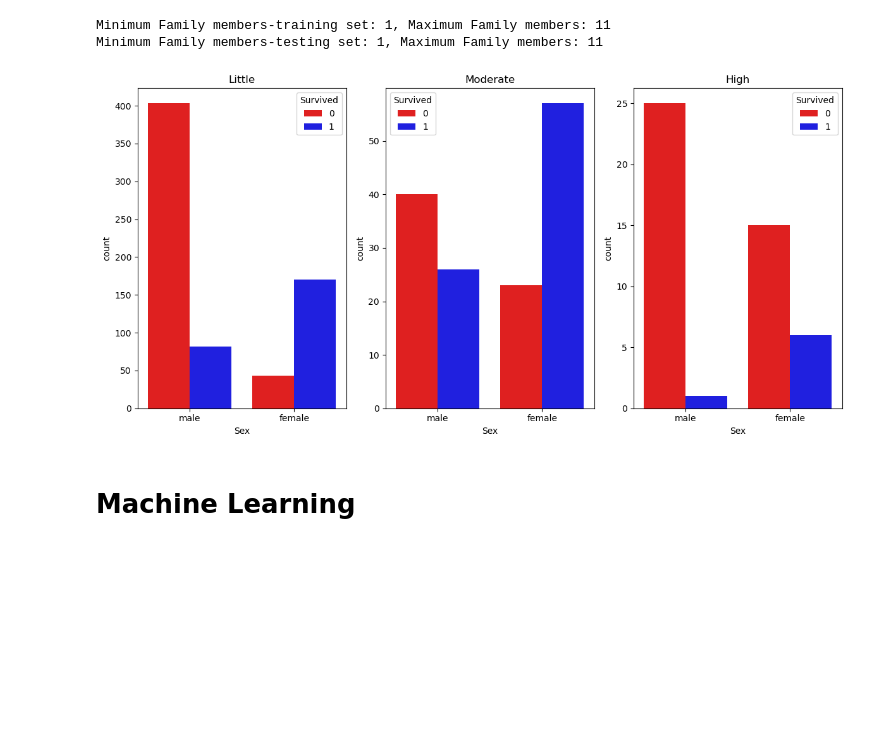
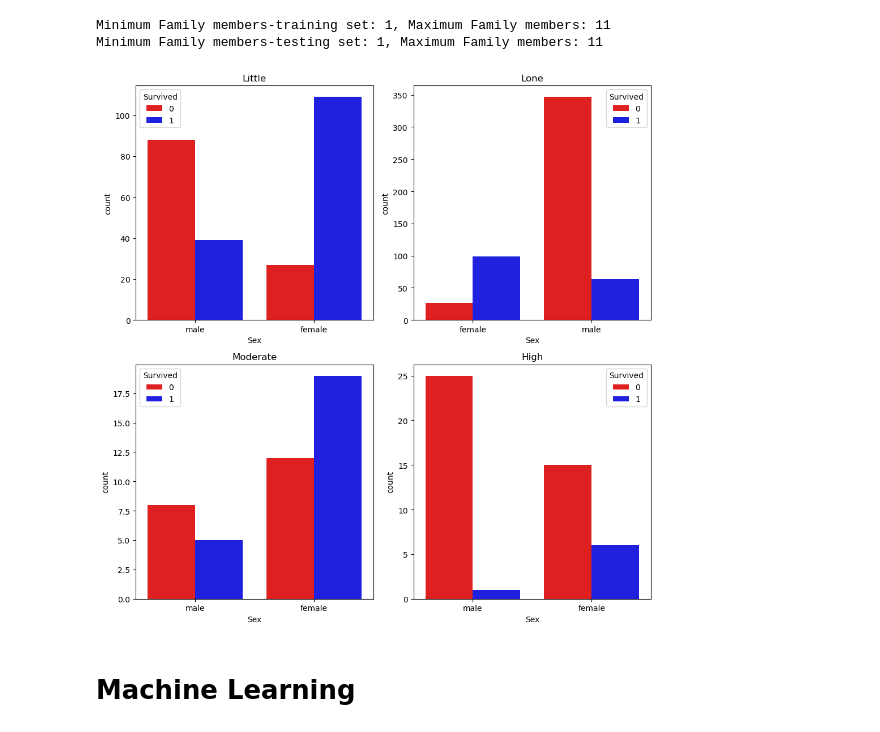
Before and after one commit to abdulqadirmuazzim/Titanic, a Jupyter notebook: titanic.ipynb, the cells around one changed output. Cells and saved outputs as stored; diff of their text form; code cells hidden in the pictures; blank space fills up the shorter version.

```diff
--- a/titanic.ipynb
+++ b/titanic.ipynb
@@ -330,7 +376,7 @@ This graph is good when it comes to depicting how many people are in each catego
 # %%
 # Task: For each deck get the counts, and for each feature get the proportion of each category in each
 # deck and plot a stacked bar chart to visualize.
-decks = list(train.Deck.unique())
+decks = list(train[train.Deck.notnull()].Deck.unique())
 features = ['Pclass', "Survived", "Sex"]
 
 plt.figure(figsize=(16, 8))
@@ -340,7 +386,7 @@ for i, feature in enumerate(features, start=1):
     bottom = [0] * len(decks)
 
     for i2, values in enumerate(train[feature].unique()):
-        index = train[feature].unique()[(i2)% len_unique]
+        index = train[feature].unique()[(i2) % len_unique]
         proportion = [
             train.Deck[(train.Deck == deck) & (train[feature] == index)].count()
             / len(train.Deck[train.Deck == deck])
@@ -661,7 +687,7 @@ test['is_crew'] = test.is_crew.astype("int")
 # %%
 new_fare = train.Fare.apply(lambda x: x if x == 0 else np.log(x))
 
-train["Fare"] = new_fare
+train["Fare_log"] = new_fare
 
 train.Fare
 # %% [output]
@@ -697,11 +729,6 @@ plt.legend()
 plt.show()
 # %% [output]
 [figure]
-# %%
-train['mean_fares'] = train.groupby("Pclass").Fare.transform('mean')
-
-
-test['mean_fares'] = test.groupby("Pclass").Fare.transform('mean')
 # %% [markdown]
 We can see that in general those with higher fare price tend to survive that those with lower fare price
 # %%
@@ -786,7 +813,9 @@ Minimum Family members-training set: 1, Maximum Family members: 11
 Minimum Family members-testing set: 1, Maximum Family members: 11
 # %%
 def family_classif(x):
-    if x <= 2:
+    if x == 1:
+        return "Lone"
+    if x <= 3:
         return "Little"
     elif x <= 5:
         return "Moderate"
@@ -797,20 +826,20 @@ train["Family_classif"] = train.Family.apply(family_classif)
 test["Family_classif"] = test.Family.apply(family_classif)
 # %%
 
-plt.figure(figsize=(12, 6))
+plt.figure(figsize=(10, 10))
 
 for i, family_class in enumerate(train.Family_classif.unique(), start=1):
 
     fam = train[train.Family_classif == family_class]
 
-    plt.subplot(1, 3, i)
+    plt.subplot(2, 2, i)
     sns.countplot(data=fam, x='Sex', hue="Survived", palette={0: "red", 1: "blue"})
     plt.title(family_class)
 
 plt.tight_layout()
 plt.show()
 # %% [output]
-[figure, old version]
+[figure, new version]
 # %% [markdown]
 # Machine Learning
 # %%
```
Also changed, not shown: parts of 20 cells of this notebook.
